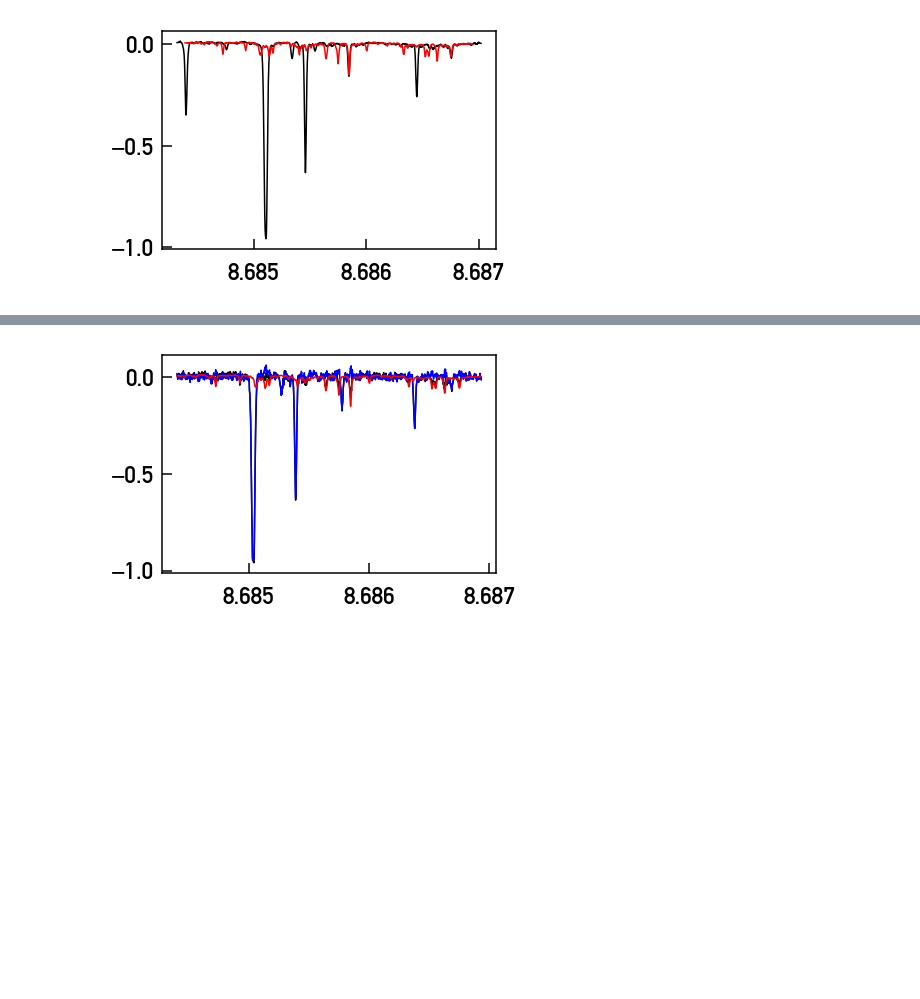
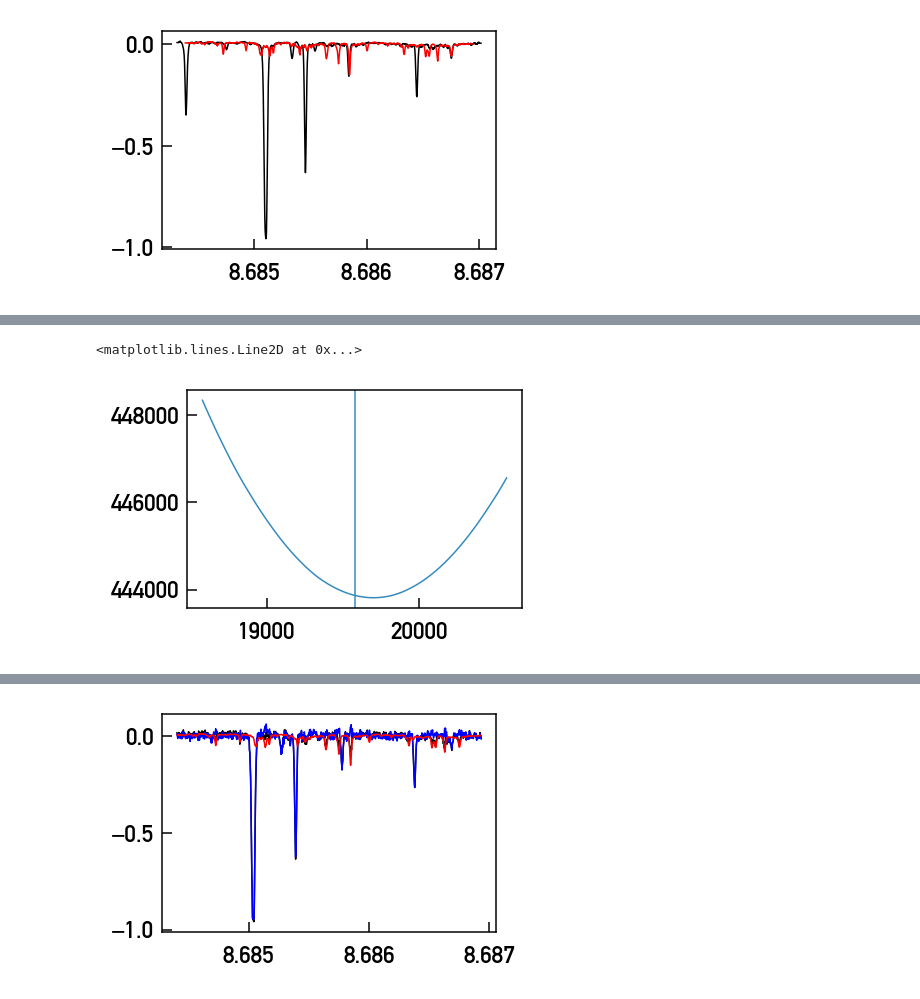
Before and after one commit to davidwhogg/Avast, a Jupyter notebook: notebooks/realdata_HIP54287_15A_Hoggrefactor.ipynb, the cells around one changed output, grey strips where cells are left out. Drawn from its saved outputs; the diff is of its cells as text; code cells hidden in the pictures; blank space fills up the shorter version.

```diff
--- a/notebooks/realdata_HIP54287_15A_Hoggrefactor.ipynb
+++ b/notebooks/realdata_HIP54287_15A_Hoggrefactor.ipynb
@@ -131,0 +174,14 @@ plt.plot(model_xs_t, model_ys_t, color='red')
+# %%
+stepsize = 0.01
+rv_steps = np.arange(0, 10, stepsize)
+M = len(data[0,:])
+Pdots = np.zeros((len(rv_steps), M))
+dPdots = np.zeros((len(rv_steps), M))
+for i in xrange(len(rv_steps)):
+    drv = rv_steps[i]
+    s = state(drv, data_xs, model_xs_star)
+    Pdots[i,:] = Pdot(s, model_ys_star)
+    dPdots[i,:] = dPdotdv(s, model_ys_star)
+
+print (Pdots[-1] - Pdots[0])[1000:1004]
+print (np.sum(dPdots*stepsize, axis=0))[1000:1004]
@@ -174,12 +236,0 @@ def lnlike_t(rvs_t, rvs_star, data_xs, data, ivars, model_xs_star, model_ys_star
-# %%
-stepsize = 0.1
-rv_steps = np.arange(0, 10, stepsize)
-lnlike = np.zeros_like(rv_steps)
-dlnlike = np.zeros_like(rv_steps)
-for i in xrange(len(rv_steps)):
-    drv = np.zeros(N) + rv_steps[i]
-    lnlike[i], dlnlike_all = lnlike_star(x0_star + drv, x0_t, data_xs, data, ivars, model_xs_star, model_ys_star, model_xs_t, model_ys_t)
-    dlnlike[i] = np.sum(dlnlike_all)
-
-print lnlike[-1] + rv_lnprior(x0_star+drv) - lnlike[0] - rv_lnprior(x0_star)
-print np.sum(dlnlike*stepsize)
@@ -188,0 +258,14 @@ IndexError: too many indices for array
+# %%
+test_rvs = np.linspace(-1.e3+x0_star[0], 1.e3+x0_star[0], 100)
+chisq = np.zeros_like(test_rvs)
+for i,v in enumerate(test_rvs):
+    tmp = np.copy(x0_star)
+    tmp[0] = v
+    lnlike0, dlnlike_dv0 = lnlike_star(tmp, x0_t, data_xs, data, ivars, model_xs_star, model_ys_star, model_xs_t, model_ys_t)
+    chisq[i] = lnlike0
+
+plt.plot(test_rvs, chisq)
+plt.axvline(x0_star[0])
+# %% [output]
+<matplotlib.lines.Line2D at 0x...>
+[figure, added]
```
Also changed, not shown: parts of 23 cells of this notebook.
